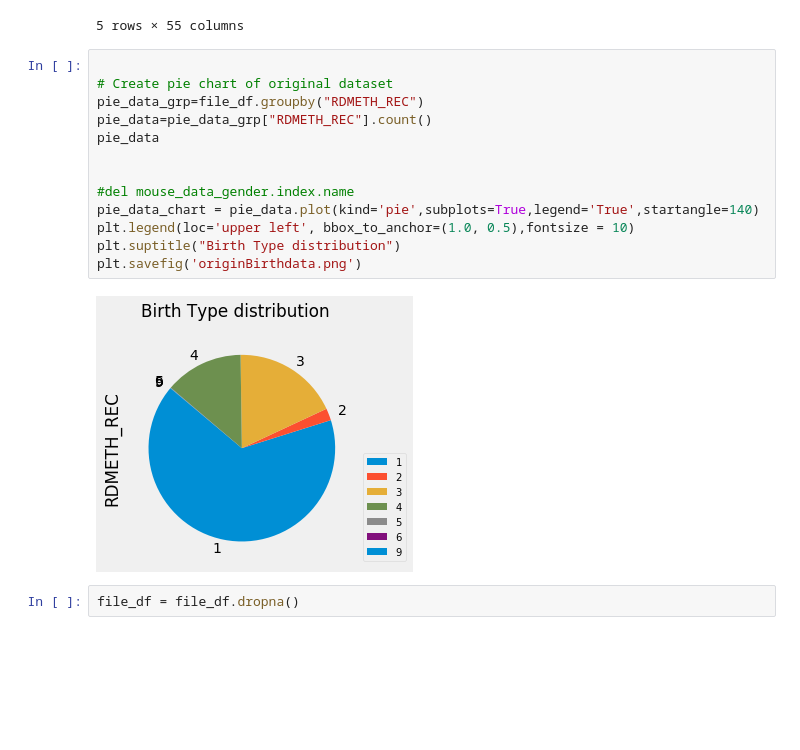
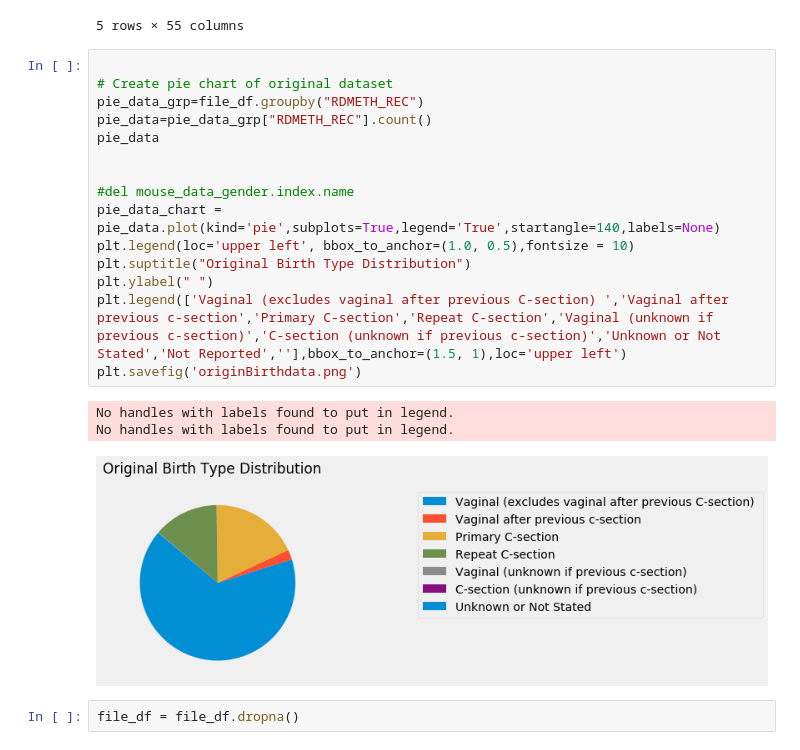
Before and after one commit to OnomeHunt/Project3, a Jupyter notebook: Birth_Data_2018.ipynb, the cells around one changed output. Drawn from its saved outputs; the diff is of its cells as text; blank space fills up the shorter version.

```diff
--- a/Birth_Data_2018.ipynb
+++ b/Birth_Data_2018.ipynb
@@ -35,18 +43,22 @@ file_df.head()
 # %%
 
 # Create pie chart of original dataset
 pie_data_grp=file_df.groupby("RDMETH_REC")
 pie_data=pie_data_grp["RDMETH_REC"].count()
 pie_data
 
 
 #del mouse_data_gender.index.name
-pie_data_chart = pie_data.plot(kind='pie',subplots=True,legend='True',startangle=140)
+pie_data_chart = pie_data.plot(kind='pie',subplots=True,legend='True',startangle=140,labels=None)
 plt.legend(loc='upper left', bbox_to_anchor=(1.0, 0.5),fontsize = 10)
-plt.suptitle("Birth Type distribution")
+plt.suptitle("Original Birth Type Distribution")
+plt.ylabel(" ")
+plt.legend(['Vaginal (excludes vaginal after previous C-section) ','Vaginal after previous c-section','Primary C-section','Repeat C-section','Vaginal (unknown if previous c-section)','C-section (unknown if previous c-section)','Unknown or Not Stated','Not Reported',''],bbox_to_anchor=(1.5, 1),loc='upper left')
 plt.savefig('originBirthdata.png')
 # %% [output]
+No handles with labels found to put in legend.
+No handles with labels found to put in legend.
-[figure, old version]
+[figure, new version]
 # %%
 file_df = file_df.dropna()
 # %%
```
Also changed, not shown: parts of 46 cells of this notebook, 12 other files.
